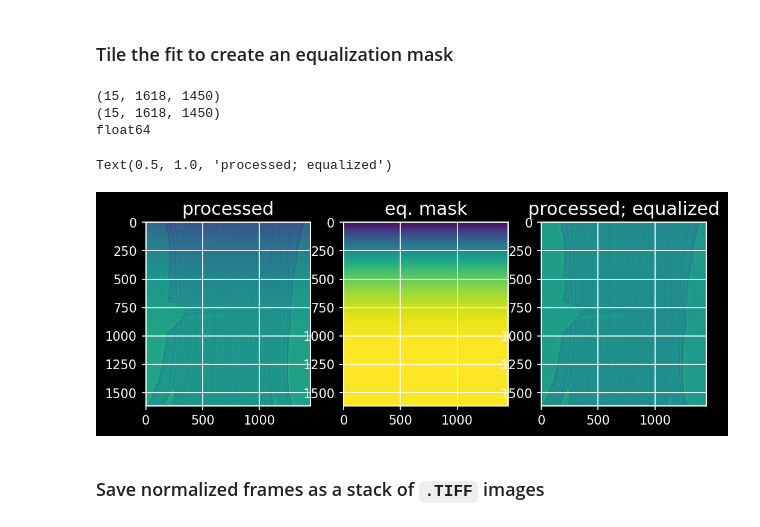
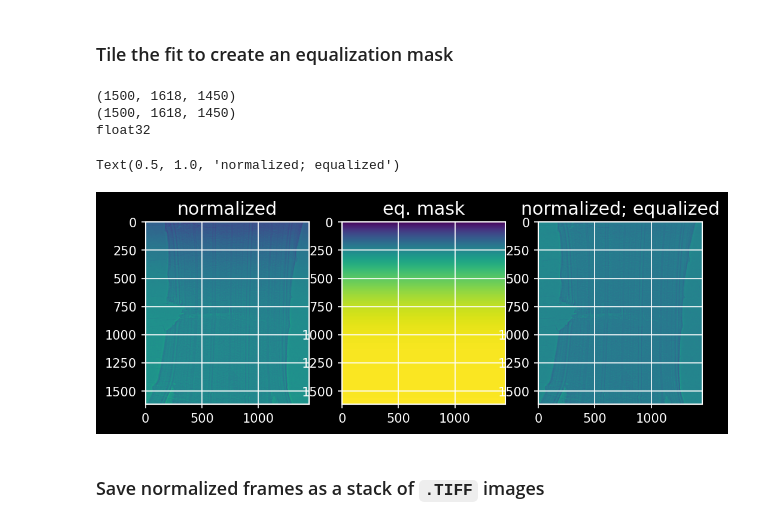
Before and after one commit to SESAME-Synchrotron/BEATS_recon, a Jupyter notebook: user_notebooks/in-situ_radiography_image_processing_1.0.ipynb, the cells around one changed output. Cells and saved outputs as stored; diff of their text form; code cells hidden in the pictures.

```diff
--- a/user_notebooks/in-situ_radiography_image_processing_1.0.ipynb
+++ b/user_notebooks/in-situ_radiography_image_processing_1.0.ipynb
@@ -156,2 +129,4 @@ for slc_start in range(0, rad_length, slcAtoB):
+# %%
+projs = tomopy.normalize(projs, flats, darks, ncore=ncore, averaging='median')
 # %%
 plt.subplot(1, 3, 1)
@@ -181,5 +156,5 @@ plt.colorbar()
 # %%
-background_mean = np.mean(proj_processed, axis=(0,2))
+background_mean = np.mean(projs, axis=(0,2))
 background_X = np.arange(0, len(background_mean), 1)
 # %%
 # Fit a polynomial of degree X
@@ -205,11 +180,11 @@ plt.show()
 # %% [markdown]
 ### Tile the fit to create an equalization mask
 # %%
-background_mask = np.swapaxes(np.tile(background_fit, (proj_processed.shape[0], proj_processed.shape[2], 1)), 1, 2)
+background_mask = np.swapaxes(np.tile(background_fit, (projs.shape[0], projs.shape[2], 1)), 1, 2)
 print(background_mask.shape)
-print(proj_processed.shape)
-print(proj_processed.dtype)
+print(projs.shape)
+print(projs.dtype)
 # %% [output]
-(15, 1618, 1450)
-(15, 1618, 1450)
-float64
+(1500, 1618, 1450)
+(1500, 1618, 1450)
+float32
@@ -218,19 +191,21 @@ proj_processed_eq = proj_processed / background_mask
+# %%
+projs_eq = projs / background_mask
 # %%
 plt.subplot(1, 3, 1)
-plt.imshow(proj_processed[0,:,:], cmap='viridis')
+plt.imshow(projs[0,:,:], cmap='viridis')
 # plt.colorbar()
-plt.title('processed')
+plt.title('normalized')
 plt.subplot(1, 3, 2)
 plt.imshow(background_mask[0,:,:], cmap='viridis')
 # plt.colorbar()
 plt.title('eq. mask')
 plt.subplot(1, 3, 3)
-plt.imshow(proj_processed_eq[0,:,:], cmap='viridis')
+plt.imshow(projs_eq[0,:,:], cmap='viridis')
 # plt.colorbar()
-plt.title('processed; equalized')
+plt.title('normalized; equalized')
 # %% [output]
-Text(0.5, 1.0, 'processed; equalized')
+Text(0.5, 1.0, 'normalized; equalized')
-[figure, old version]
+[figure, new version]
 # %% [markdown]
 ### Save normalized frames as a stack of `.TIFF` images
 # %%
```
Also changed, not shown: parts of 38 cells of this notebook.
